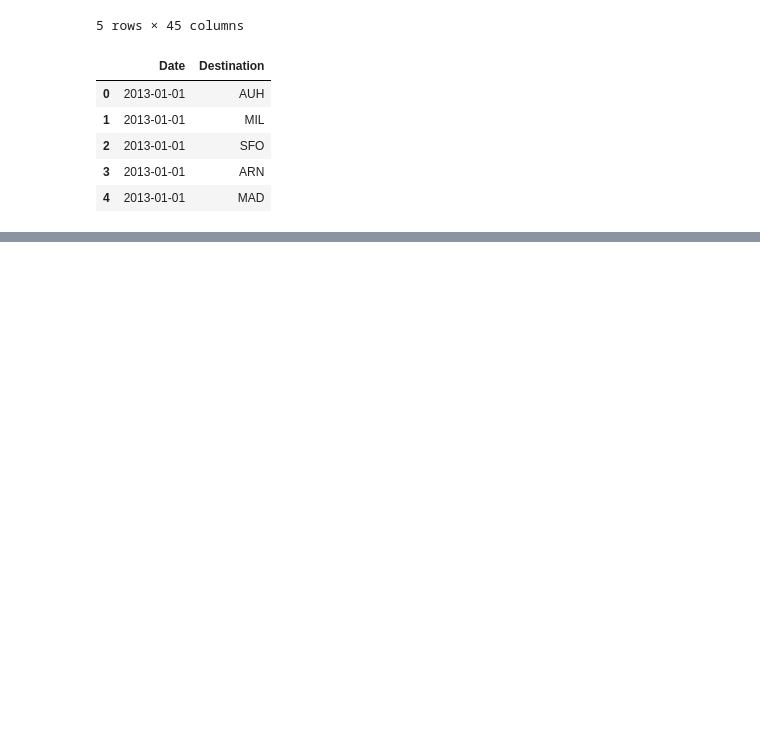
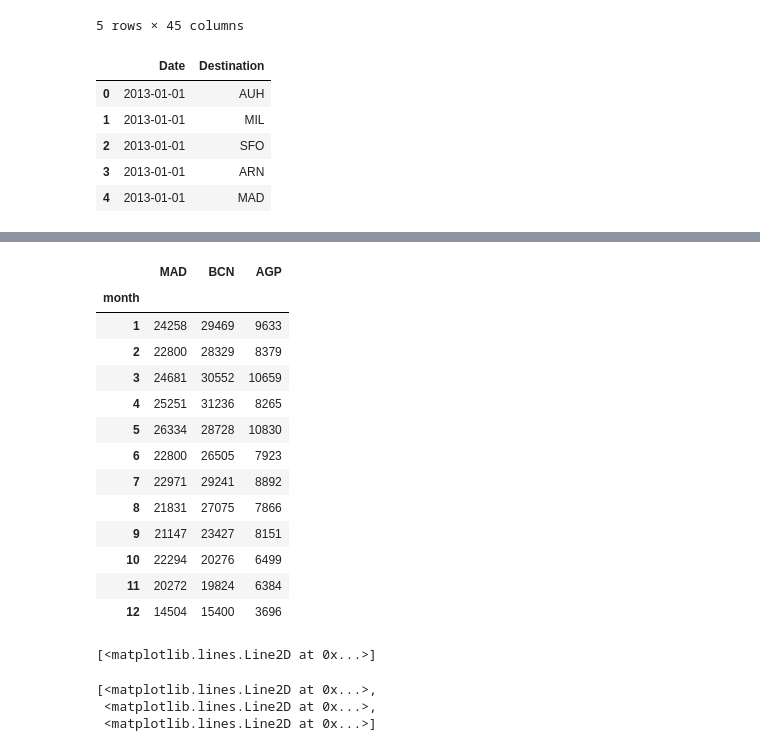
Before and after one commit to luiscabanzon/TI_assetment, a Jupyter notebook: TI - Analysis with Pandas.ipynb, the cells around one changed output, grey strips where cells are left out. Drawn from its saved outputs; the diff is of its cells as text; code cells hidden in the pictures; blank space fills up the shorter version.

```diff
--- a/TI - Analysis with Pandas.ipynb
+++ b/TI - Analysis with Pandas.ipynb
@@ -176,0 +206,42 @@ searches.head()
+# %%
+MAD.columns = ["MAD"] ; MAD["month"] = MAD.index
+BCN.columns = ["BCN"] ; BCN["month"] = BCN.index
+AGP.columns = ["AGP"] ; AGP["month"] = AGP.index
+# %%
+searches_month = pd.merge(MAD,BCN)
+# %%
+searches_month = pd.merge(searches_month, AGP)
+# %%
+searches_month.index = searches_month["month"]
+searches_month.__delitem__("month")
+# %%
+searches_month
+# %% [output]
+|  | MAD | BCN | AGP |
+| month |  |  |  |
+| 1 | 24258 | 29469 | 9633 |
+| 2 | 22800 | 28329 | 8379 |
+| 3 | 24681 | 30552 | 10659 |
+| 4 | 25251 | 31236 | 8265 |
+| 5 | 26334 | 28728 | 10830 |
+| 6 | 22800 | 26505 | 7923 |
+| 7 | 22971 | 29241 | 8892 |
+| 8 | 21831 | 27075 | 7866 |
+| 9 | 21147 | 23427 | 8151 |
+| 10 | 22294 | 20276 | 6499 |
+| 11 | 20272 | 19824 | 6384 |
+| 12 | 14504 | 15400 | 3696 |
+# %%
+import matplotlib.pyplot as plt
+plt.figure() ; ax = fig.add_subplot(1,1,1)
+ax.plot(searches_month["MAD"], "k", label = "MAD")
+ax.plot(searches_month["BCN"], "k--", label = "BCN")
+ax.plot(searches_month["AGP"], "k.", label = "AGP")
+# %% [output]
+[<matplotlib.lines.Line2D at 0x...>]
+# %%
+plt.plot(searches_month)
+# %% [output]
+[<matplotlib.lines.Line2D at 0x...>,
+ <matplotlib.lines.Line2D at 0x...>,
+ <matplotlib.lines.Line2D at 0x...>]
```
Also changed, not shown: parts of 16 cells of this notebook.
